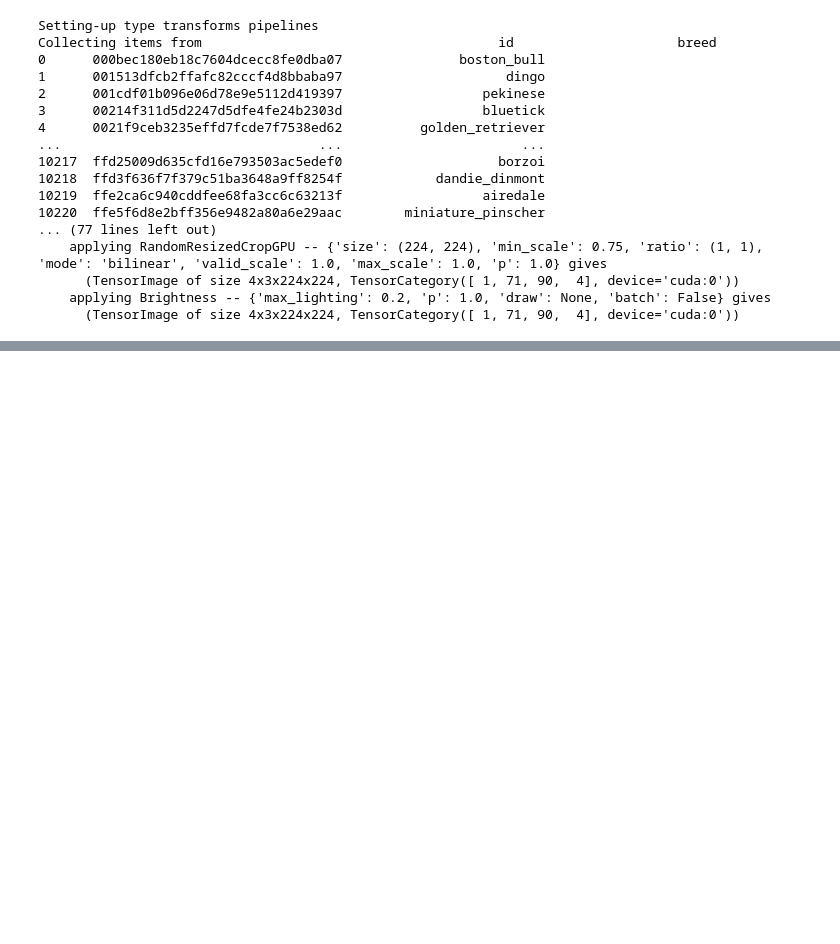
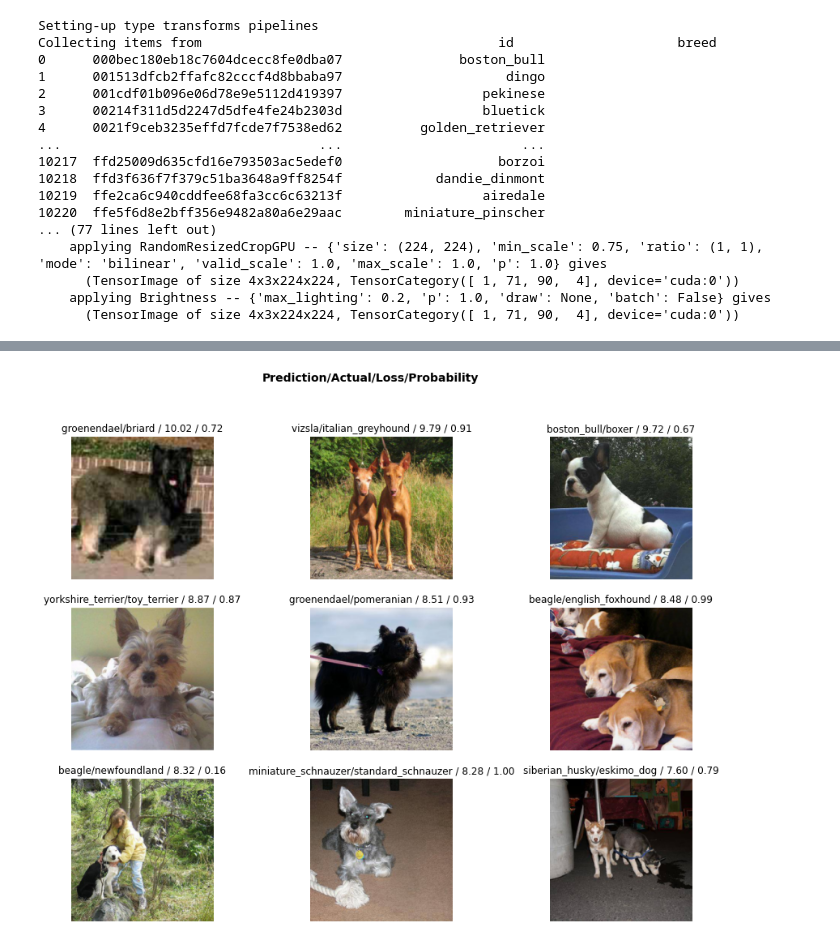
Before and after one commit to willystw/fastai-learning, a Jupyter notebook: dog-identification/Dog_Breed_Identification.ipynb, the cells around one changed output, grey strips where cells are left out. Drawn from its saved outputs; the diff is of its cells as text; code cells hidden in the pictures; blank space fills up the shorter version.

```diff
--- a/dog-identification/Dog_Breed_Identification.ipynb
+++ b/dog-identification/Dog_Breed_Identification.ipynb
@@ -166,0 +167,5 @@ SuggestedLRs(valley=5.248074739938602e-05)
+# %%
+interp = ClassificationInterpretation.from_learner(learn)
+
+interp.plot_top_losses(9, figsize=(15,11))
+# %% [output]
@@ -167 +173,2 @@ SuggestedLRs(valley=5.248074739938602e-05)
+[figure, added]
 # %%
```
Also changed, not shown: parts of 17 cells of this notebook.
